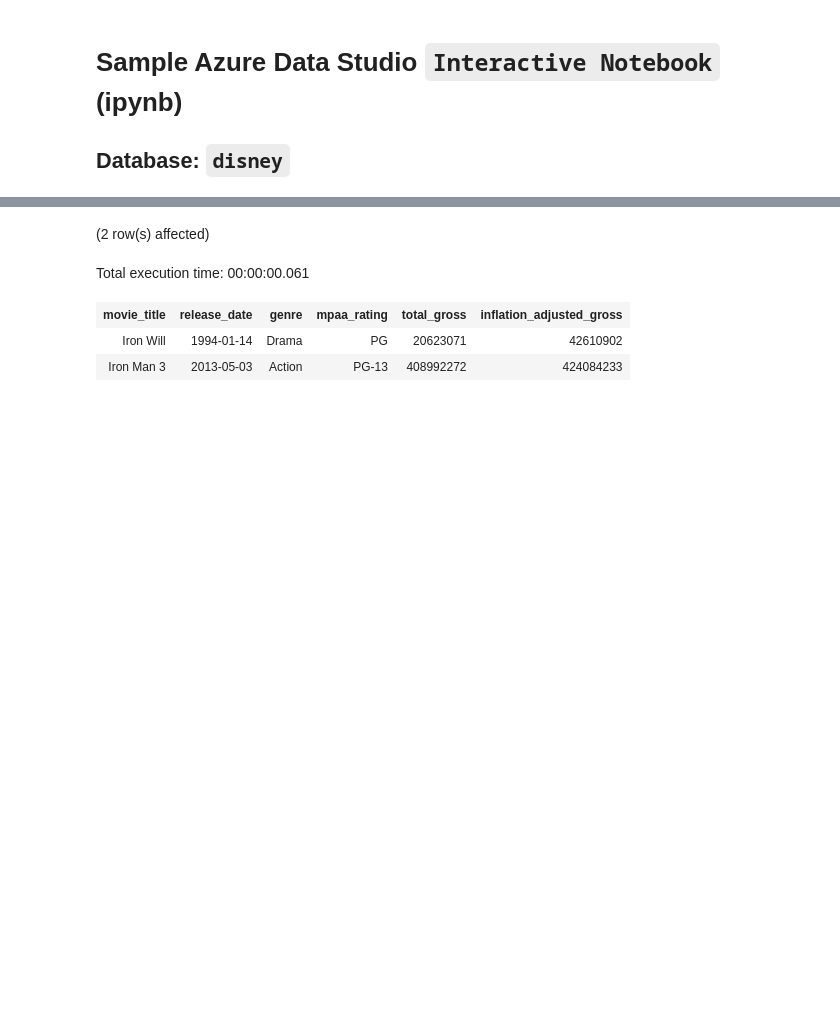
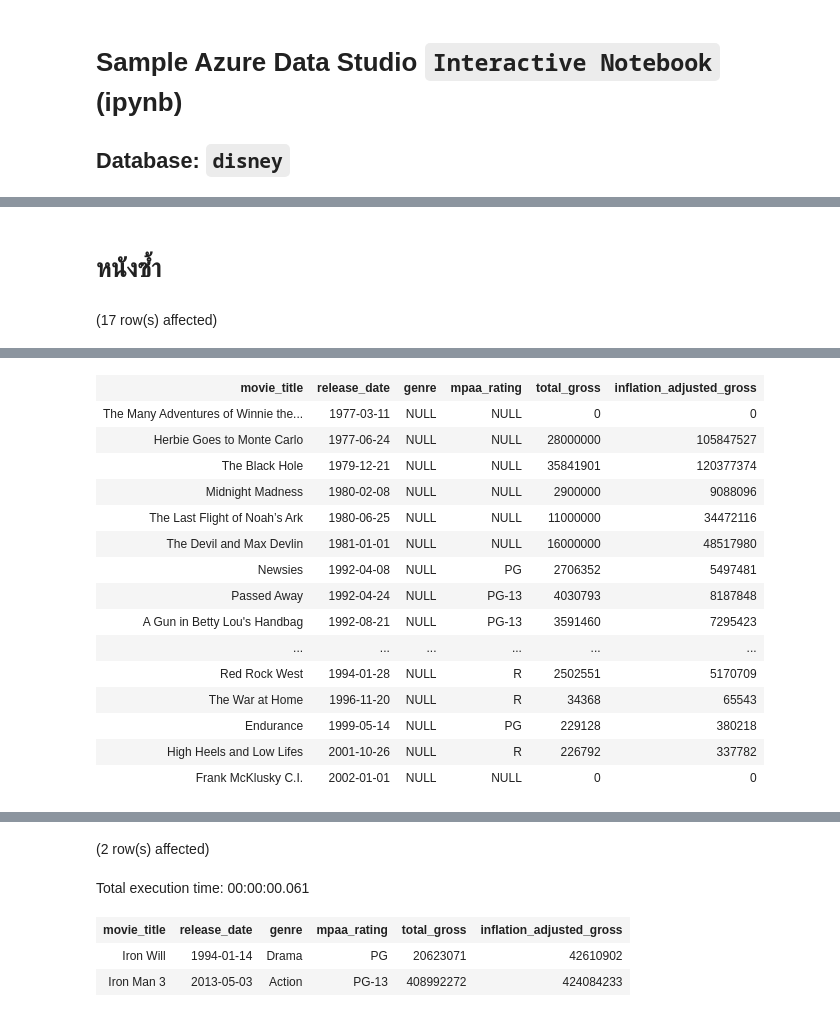
Before and after one commit to prasertcbs/db_class_2021, a Jupyter notebook: notebook/disney.ipynb, the cells around one changed output, grey strips where cells are left out. Cells and saved outputs as stored; diff of their text form; code cells hidden in the pictures; blank space fills up the shorter version.

```diff
--- a/notebook/disney.ipynb
+++ b/notebook/disney.ipynb
@@ -14,0 +55,6 @@ Total execution time: 00:00:00.048
+# %% [markdown]
+# หนังซ้ำ
+# %%
+select * from movie_gross where genre is null
+# %% [output]
+(17 row(s) affected)
@@ -14,0 +62,16 @@ Total execution time: 00:00:00.048
+| movie_title | release_date | genre | mpaa_rating | total_gross | inflation_adjusted_gross |
+| The Many Adventures of Winnie the... | 1977-03-11 | NULL | NULL | 0 | 0 |
+| Herbie Goes to Monte Carlo | 1977-06-24 | NULL | NULL | 28000000 | 105847527 |
+| The Black Hole | 1979-12-21 | NULL | NULL | 35841901 | 120377374 |
+| Midnight Madness | 1980-02-08 | NULL | NULL | 2900000 | 9088096 |
+| The Last Flight of Noah’s Ark | 1980-06-25 | NULL | NULL | 11000000 | 34472116 |
+| The Devil and Max Devlin | 1981-01-01 | NULL | NULL | 16000000 | 48517980 |
+| Newsies | 1992-04-08 | NULL | PG | 2706352 | 5497481 |
+| Passed Away | 1992-04-24 | NULL | PG-13 | 4030793 | 8187848 |
+| A Gun in Betty Lou's Handbag | 1992-08-21 | NULL | PG-13 | 3591460 | 7295423 |
+| ... | ... | ... | ... | ... | ... |
+| Red Rock West | 1994-01-28 | NULL | R | 2502551 | 5170709 |
+| The War at Home | 1996-11-20 | NULL | R | 34368 | 65543 |
+| Endurance | 1999-05-14 | NULL | PG | 229128 | 380218 |
+| High Heels and Low Lifes | 2001-10-26 | NULL | R | 226792 | 337782 |
+| Frank McKlusky C.I. | 2002-01-01 | NULL | NULL | 0 | 0 |
```
Also changed, not shown: parts of 10 cells of this notebook, 2 other files.
